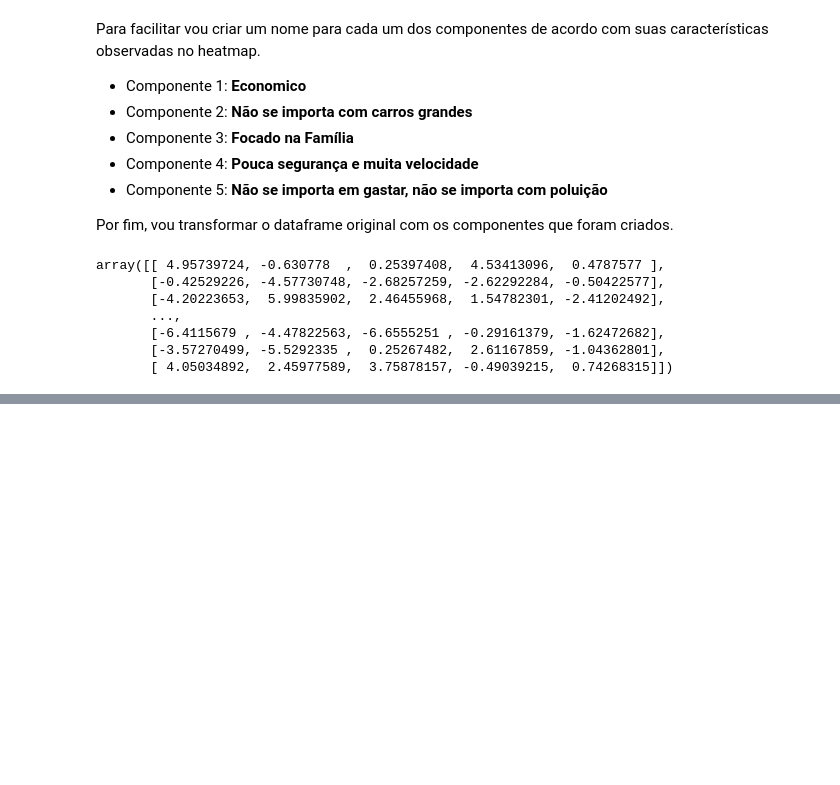
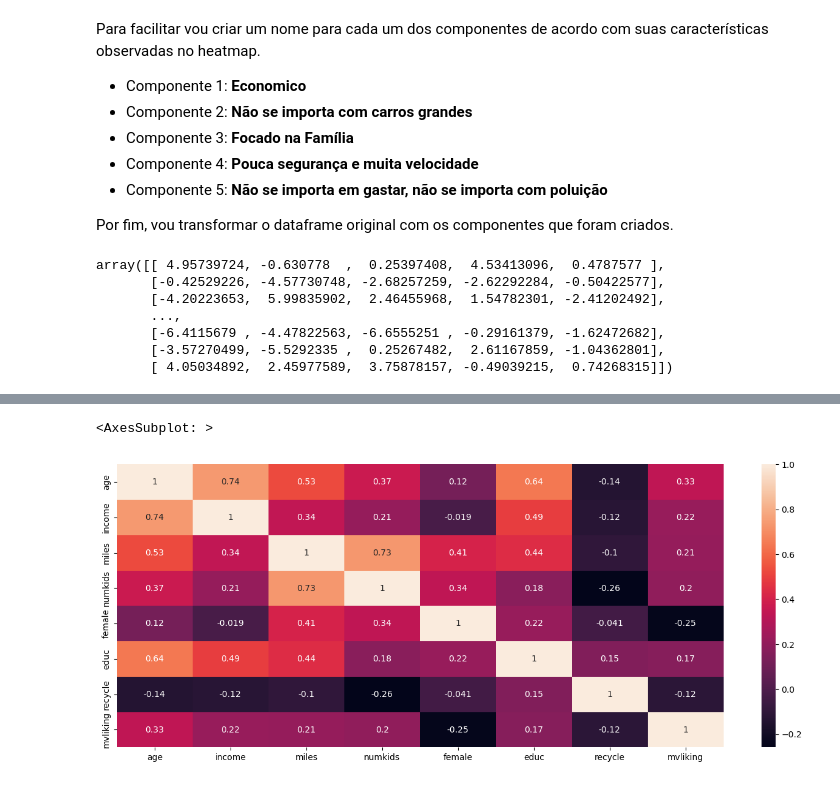
Before and after one commit to Igorsmh/PCA_Kmeans_Minivans, a Jupyter notebook: pca_vans.ipynb, the cells around one changed output, grey strips where cells are left out. Saved outputs shown, nothing was run; the diff lists cells and outputs as text; code cells hidden in the pictures; blank space fills up the shorter version.

```diff
--- a/pca_vans.ipynb
+++ b/pca_vans.ipynb
@@ -216,0 +283,6 @@ array([[ 4.95739724, -0.630778  ,  0.25397408,  4.53413096,  0.4787577 ],
+# %%
+kmeans = KMeans(n_clusters=3, max_iter=1000, ).fit(df_completo.loc[:, nomes_componentes])
+
+# Incluindo a informação de qual cluster cada observação pertence
+df_completo["clusters"] = kmeans.labels_
+df_completo.head()
@@ -216,0 +395,3 @@ array([[ 4.95739724, -0.630778  ,  0.25397408,  4.53413096,  0.4787577 ],
+# %%
+df_demografico = df_completo.iloc[:, :8]
+df_demografico.head()
@@ -216,0 +406,8 @@ array([[ 4.95739724, -0.630778  ,  0.25397408,  4.53413096,  0.4787577 ],
+# %%
+correlacoes_demograficas = df_demografico.corr()
+
+plt.figure(figsize=(16, 6))
+sns.heatmap(data=correlacoes_demograficas, annot=True)
+# %% [output]
+<AxesSubplot: >
+[figure, added]
```
Also changed, not shown: parts of 32 cells of this notebook.
